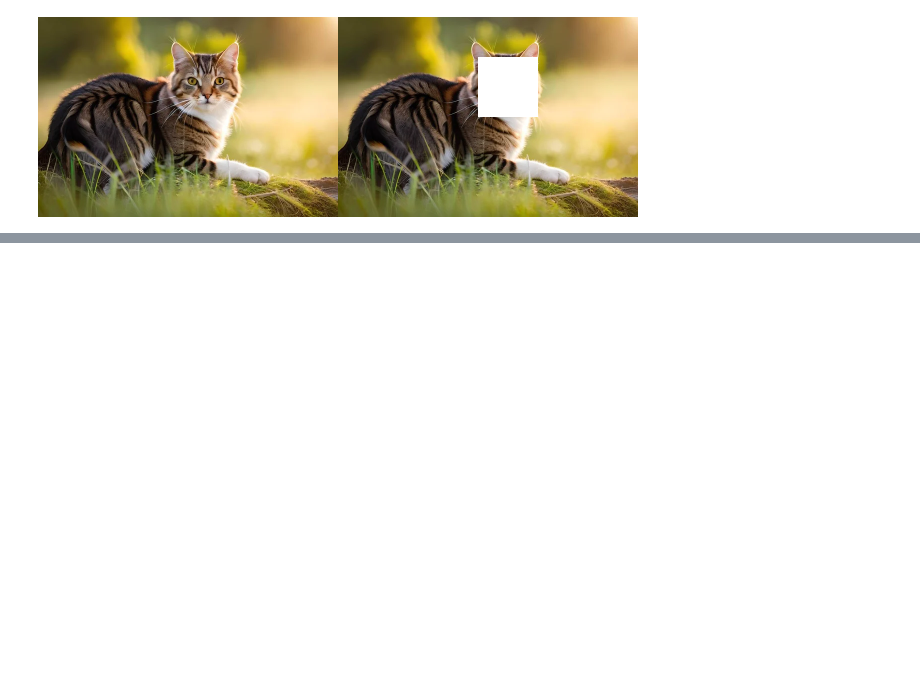
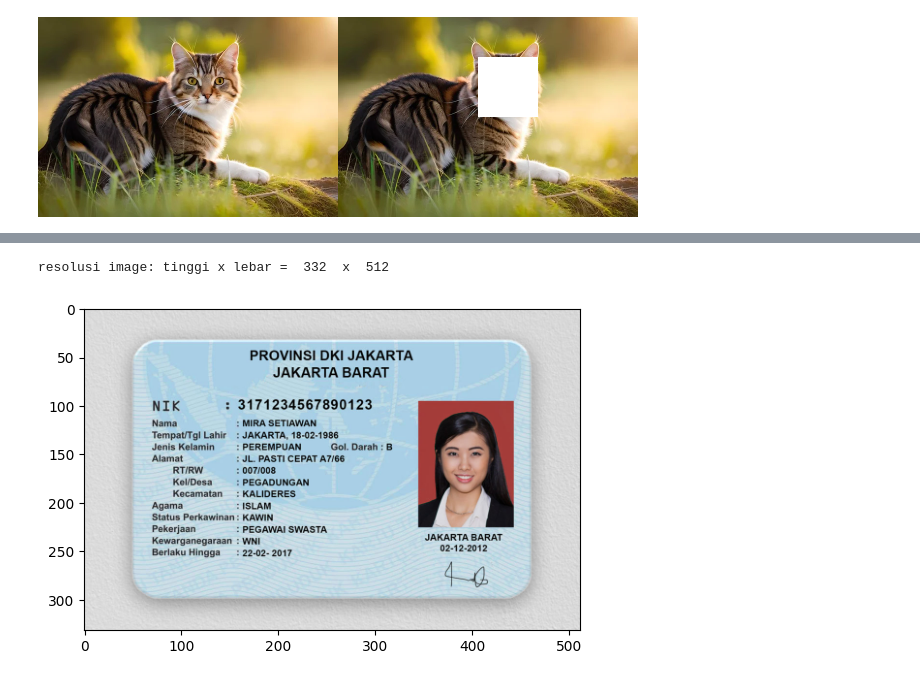
Before and after one commit to FanesabhirawaningSulistyo/PCVK_Ganjil_2024, a Jupyter notebook: Week1.ipynb, the cells around one changed output, grey strips where cells are left out. Saved outputs shown, nothing was run; the diff lists cells and outputs as text; code cells hidden in the pictures; blank space fills up the shorter version.

```diff
--- a/Week1.ipynb
+++ b/Week1.ipynb
@@ -197,0 +213,8 @@ cv2_imshow(final_frame)
+# %%
+plt.imshow(ktp)
+height_ktp = ktp.shape[0]
+width_ktp = ktp.shape[1]
+print("resolusi image: tinggi x lebar = ",height_ktp," x ",width_ktp)
+# %% [output]
+resolusi image: tinggi x lebar =  332  x  512
+[figure, added]
```
Also changed, not shown: parts of 3 cells of this notebook.
